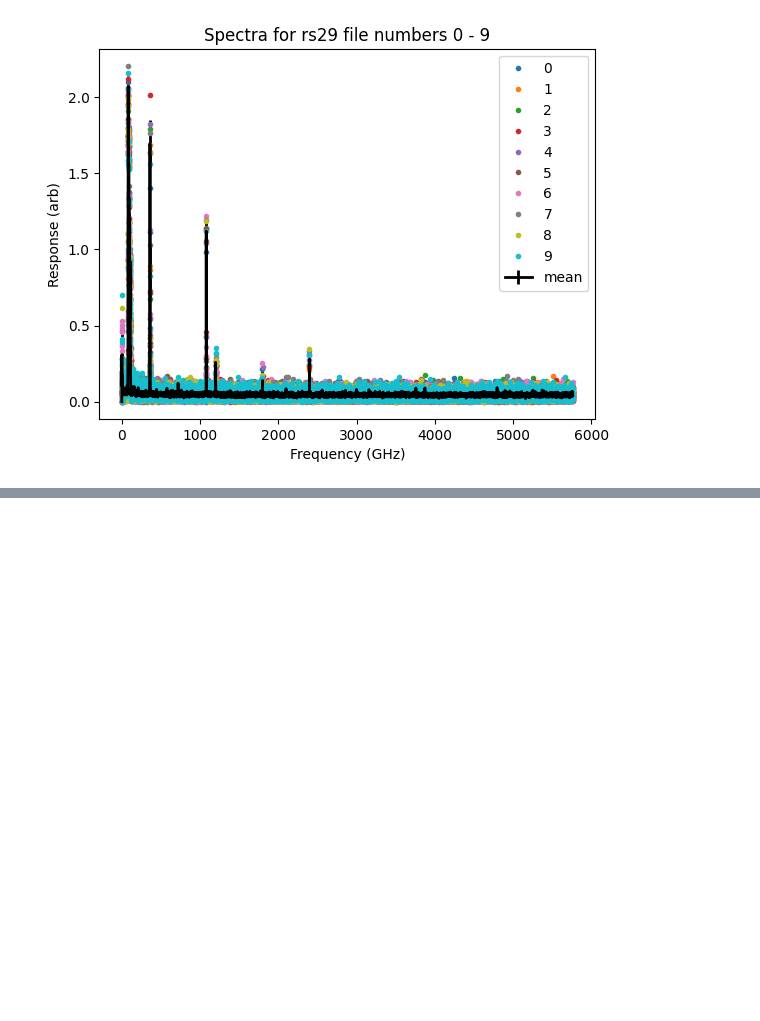
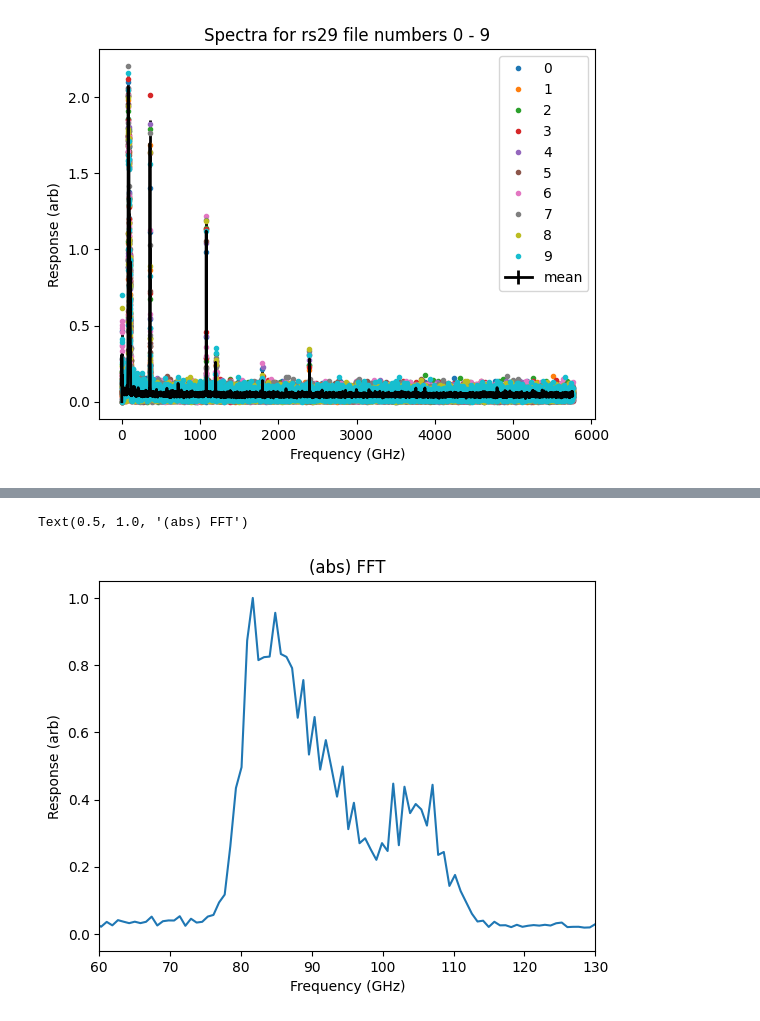
Before and after one commit to usnistgov/quantum-sensors-tdm, a Jupyter notebook: detchar/analysis/howto/fts_howto.ipynb, the cells around one changed output, grey strips where cells are left out. Cells and saved outputs as stored; diff of their text form; code cells hidden in the pictures; blank space fills up the shorter version.

```diff
--- a/detchar/analysis/howto/fts_howto.ipynb
+++ b/detchar/analysis/howto/fts_howto.ipynb
@@ -48,0 +51,7 @@ fts_set.plot_measurements(xlim=(60,130))
+# %%
+# plot_measurements has options for phase corrections and log versus linear.  Here is the non-phase corrected spectrum
+fig,ax=fts_set.plot_measurements(phase_corrected=False,xlim=(60,130))
+ax.set_title('(abs) FFT')
+# %% [output]
+Text(0.5, 1.0, '(abs) FFT')
+[figure, added]
```
Also changed, not shown: parts of 27 cells of this notebook, 1 other file.
